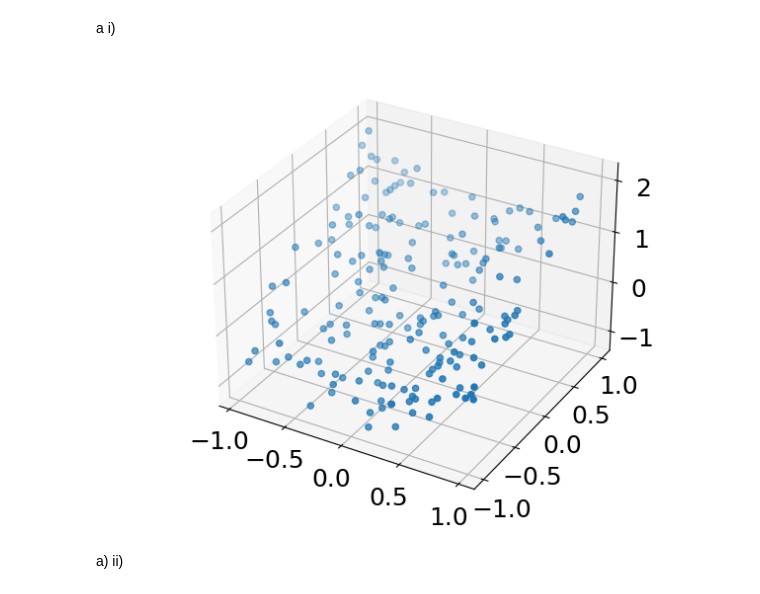
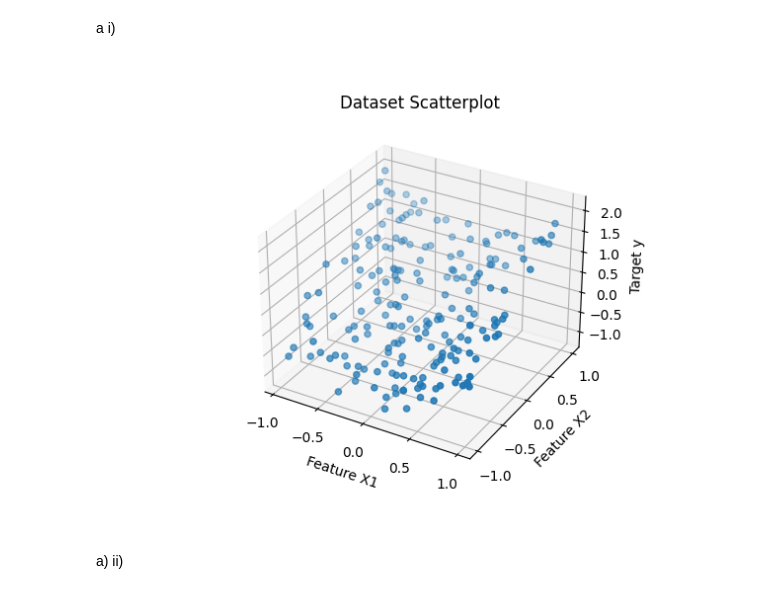
Before and after one commit to cormacmadden/Machine-Learning-Module, a Jupyter notebook: Assignment2/Assignment2.ipynb, the cells around one changed output. Saved outputs shown, nothing was run; the diff lists cells and outputs as text; code cells hidden in the pictures.

```diff
--- a/Assignment2/Assignment2.ipynb
+++ b/Assignment2/Assignment2.ipynb
@@ -29,9 +34,13 @@ a i)
 # %%
 fig = plt.figure()
 ax = fig.add_subplot(111, projection='3d')
-ax.scatter(X[:,0], X[:,1],y)
+ax.scatter(X1,X2,y)
+ax.set_xlabel('Feature X1')
+ax.set_ylabel('Feature X2')
+ax.set_zlabel('Target y')
+plt.title('Dataset Scatterplot')
 plt.show()
 # %% [output]
-[figure, old version]
+[figure, new version]
 # %% [markdown]
 a) ii)
```
Also changed, not shown: parts of 7 cells of this notebook.
